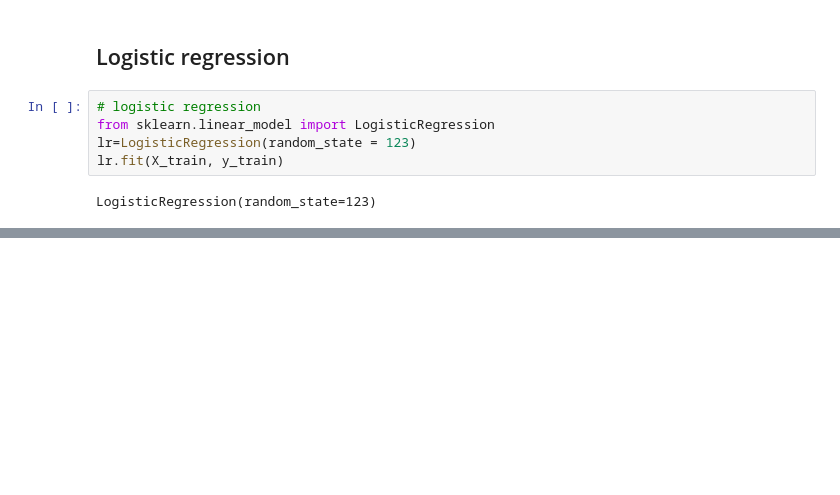
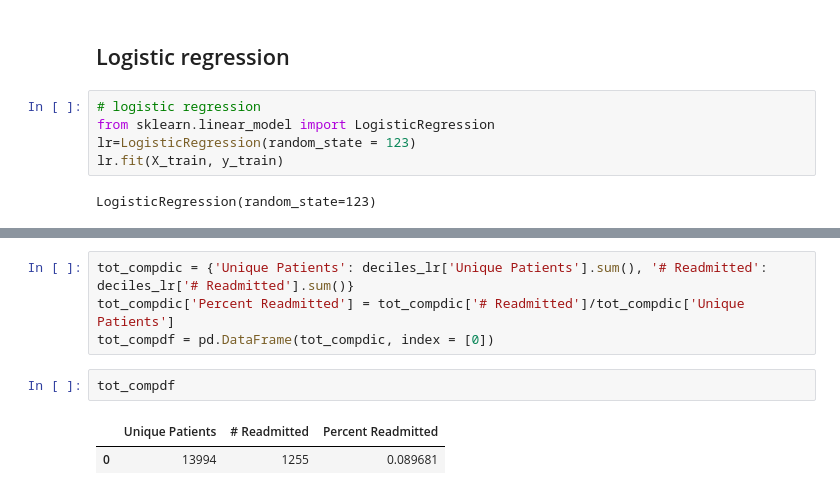
Before and after one commit to sagarwala12/HRRP, a Jupyter notebook: matt/Feature Engineering.ipynb, the cells around one changed output, grey strips where cells are left out. Saved outputs shown, nothing was run; the diff lists cells and outputs as text; blank space fills up the shorter version.

```diff
--- a/matt/Feature Engineering.ipynb
+++ b/matt/Feature Engineering.ipynb
@@ -399,0 +502,9 @@ prevalence:0.090
+# %%
+tot_compdic = {'Unique Patients': deciles_lr['Unique Patients'].sum(), '# Readmitted': deciles_lr['# Readmitted'].sum()}
+tot_compdic['Percent Readmitted'] = tot_compdic['# Readmitted']/tot_compdic['Unique Patients']
+tot_compdf = pd.DataFrame(tot_compdic, index = [0])
+# %%
+tot_compdf
+# %% [output]
+|  | Unique Patients | # Readmitted | Percent Readmitted |
+| 0 | 13994 | 1255 | 0.089681 |
```
Also changed, not shown: parts of 17 cells of this notebook.
